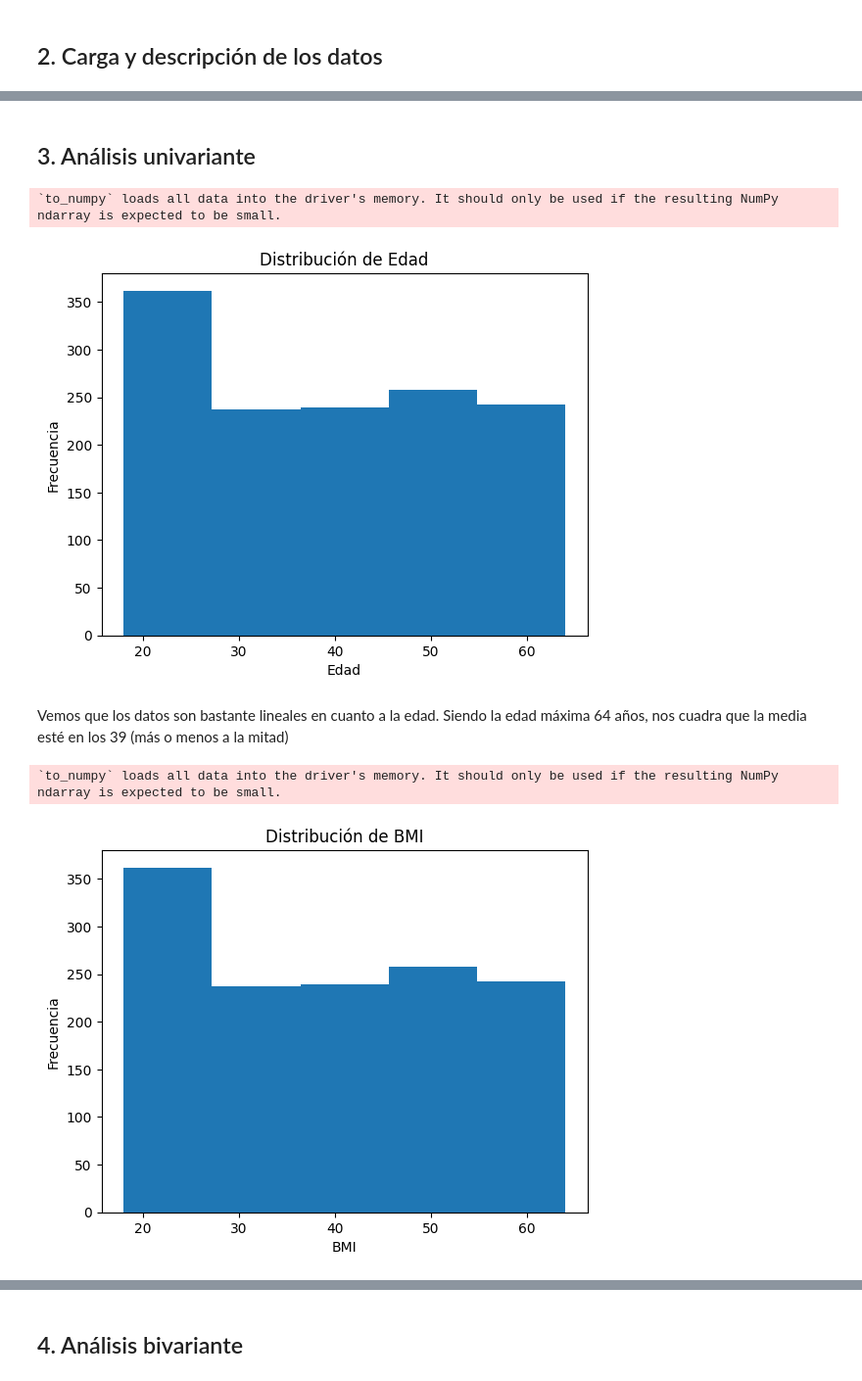
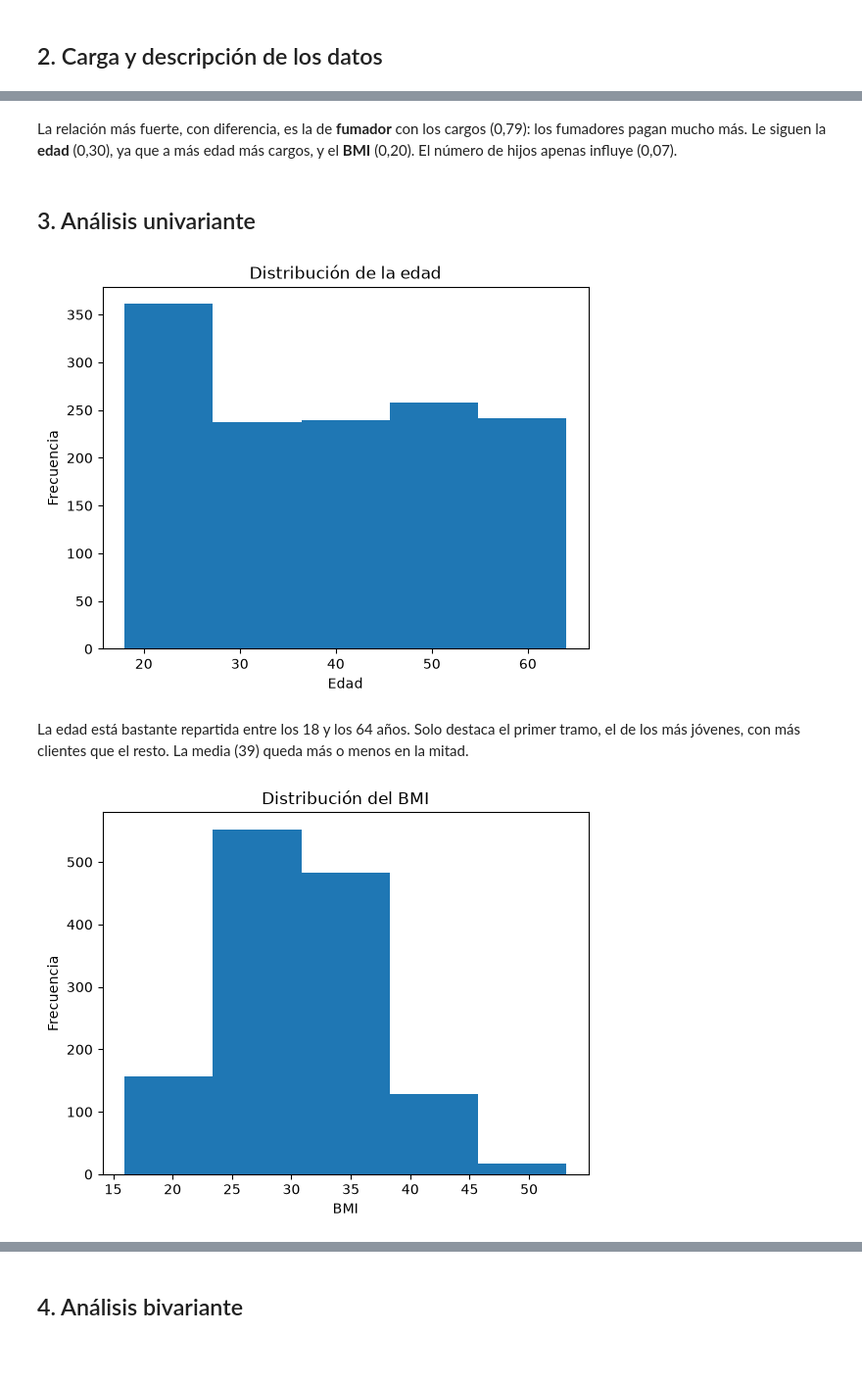
Before and after one commit to fernanditomartinez85/INSURANCE, a Jupyter notebook: Practica_final_pyspark_Fer_mez_FINAL.ipynb, the cells around one changed output, grey strips where cells are left out. Shown at 98% size. Drawn from its saved outputs; the diff is of its cells as text; code cells hidden in the pictures; blank space fills up the shorter version.

```diff
--- a/Practica_final_pyspark_Fer_mez_FINAL.ipynb
+++ b/Practica_final_pyspark_Fer_mez_FINAL.ipynb
@@ -87,0 +98,4 @@ df.describe()
+# %%
+#Los eliminamos para que no cuenten dos veces
+df = df.drop_duplicates()
+df.shape
@@ -103,26 +133,28 @@ df.corr()#Buscamos correlaciones entre variable. La más interesante se da entre
+# %% [markdown]
+La relación más fuerte, con diferencia, es la de **fumador** con los cargos (0,79): los fumadores pagan mucho más. Le siguen la **edad** (0,30), ya que a más edad más cargos, y el **BMI** (0,20). El número de hijos apenas influye (0,07).
 # %% [markdown]
 ## 3. Análisis univariante
 # %%
+#Distribución de la edad
 edad = df['age']
 
 plt.hist(edad, bins=5)
 plt.xlabel('Edad')
 plt.ylabel('Frecuencia')
-plt.title('Distribución de Edad')
+plt.title('Distribución de la edad')
 plt.show()
 # %% [output]
-`to_numpy` loads all data into the driver's memory. It should only be used if the resulting NumPy ndarray is expected to be small.
-[figure, old version]
+[figure, new version]
-# %% [markdown]
-Vemos que los datos son bastante lineales en cuanto a la edad. Siendo la edad máxima 64 años, nos cuadra que la media esté en los 39 (más o menos a la mitad)
+# %% [markdown]
+La edad está bastante repartida entre los 18 y los 64 años. Solo destaca el primer tramo, el de los más jóvenes, con más clientes que el resto. La media (39) queda más o menos en la mitad.
 # %%
+#Distribución del BMI
 bmi = df['bmi']
 
-plt.hist(edad, bins=5)
+plt.hist(bmi, bins=5)
 plt.xlabel('BMI')
 plt.ylabel('Frecuencia')
-plt.title('Distribución de BMI')
+plt.title('Distribución del BMI')
 plt.show()
 # %% [output]
-`to_numpy` loads all data into the driver's memory. It should only be used if the resulting NumPy ndarray is expected to be small.
-[figure, old version]
+[figure, new version]
```
Also changed, not shown: parts of 146 cells of this notebook, 1 other file.
